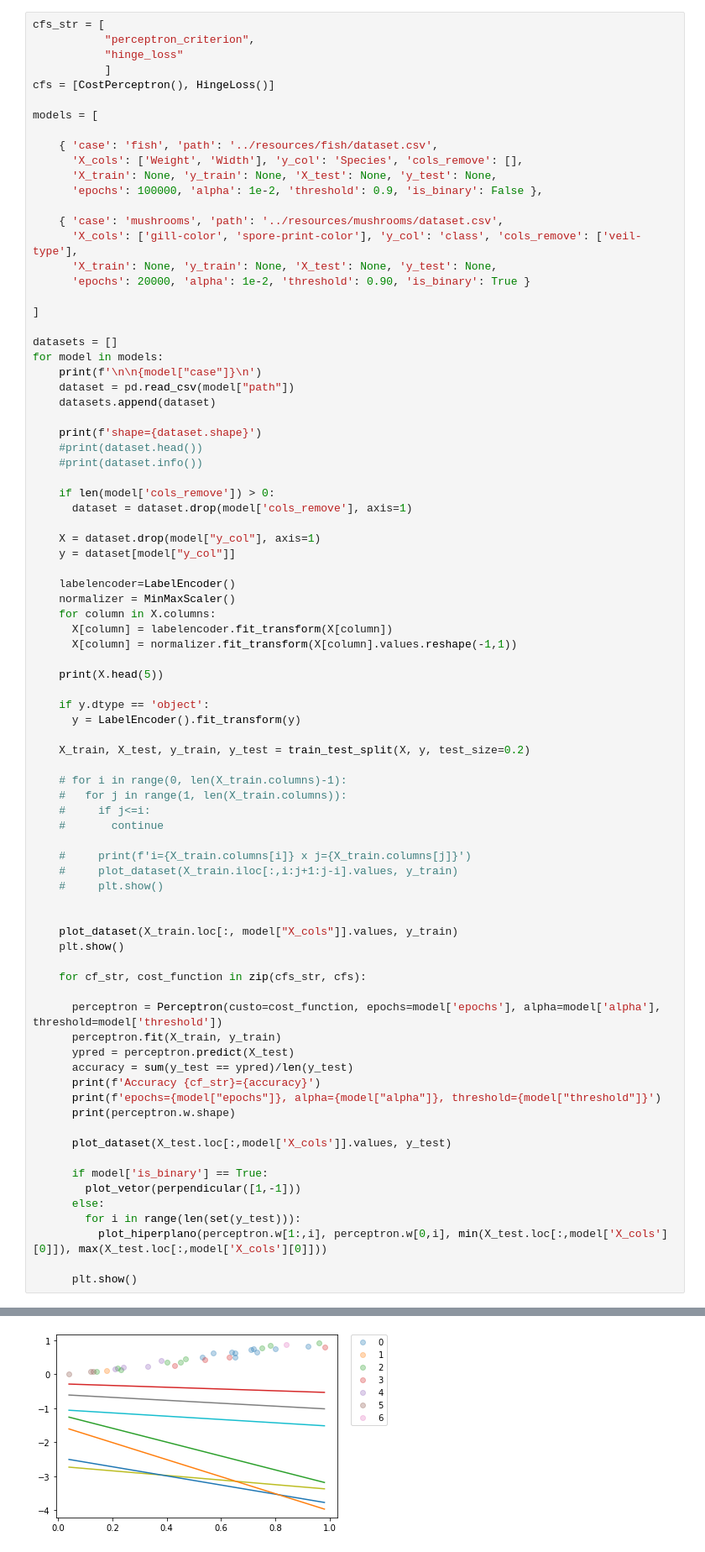
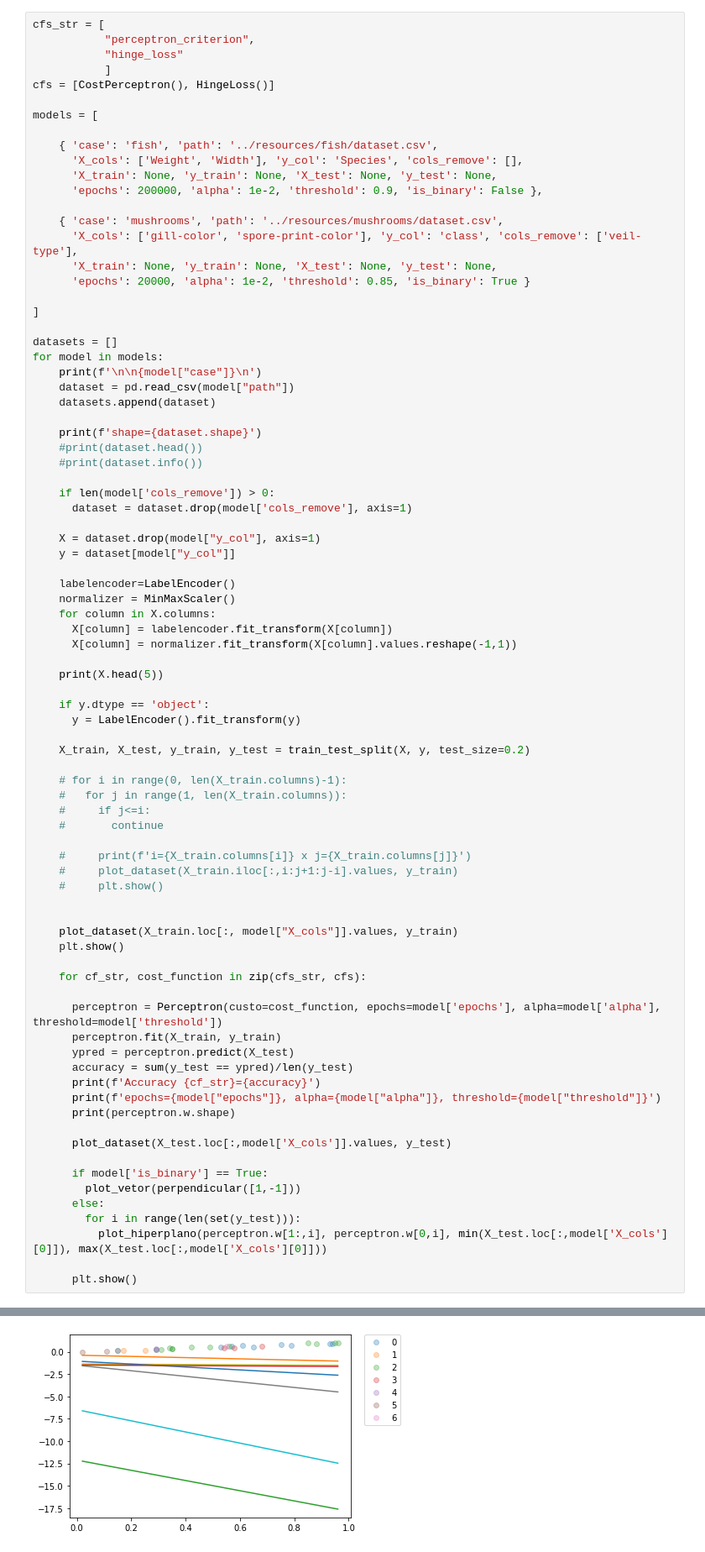
Before and after one commit to leandrolustosa/renear, a Jupyter notebook: multiclass/perceptron.ipynb, the cells around one changed output, grey strips where cells are left out. Shown at 84% size. Saved outputs shown, nothing was run; the diff lists cells and outputs as text.

```diff
--- a/multiclass/perceptron.ipynb
+++ b/multiclass/perceptron.ipynb
@@ -191,12 +155,12 @@ models = [
     { 'case': 'fish', 'path': '../resources/fish/dataset.csv',
       'X_cols': ['Weight', 'Width'], 'y_col': 'Species', 'cols_remove': [],
       'X_train': None, 'y_train': None, 'X_test': None, 'y_test': None,
-      'epochs': 100000, 'alpha': 1e-2, 'threshold': 0.9, 'is_binary': False },
+      'epochs': 200000, 'alpha': 1e-2, 'threshold': 0.9, 'is_binary': False },
 
     { 'case': 'mushrooms', 'path': '../resources/mushrooms/dataset.csv',
       'X_cols': ['gill-color', 'spore-print-color'], 'y_col': 'class', 'cols_remove': ['veil-type'],
       'X_train': None, 'y_train': None, 'X_test': None, 'y_test': None,
-      'epochs': 20000, 'alpha': 1e-2, 'threshold': 0.90, 'is_binary': True }
+      'epochs': 20000, 'alpha': 1e-2, 'threshold': 0.85, 'is_binary': True }
 
 ]
 
@@ -281,5 +245,5 @@ epochs=100000, alpha=0.01, threshold=0.9
 (7, 7)
-[figure, old version]
+[figure, new version]
 mushrooms
 
 shape=(8124, 23)
```
Also changed, not shown: parts of 3 cells of this notebook.
